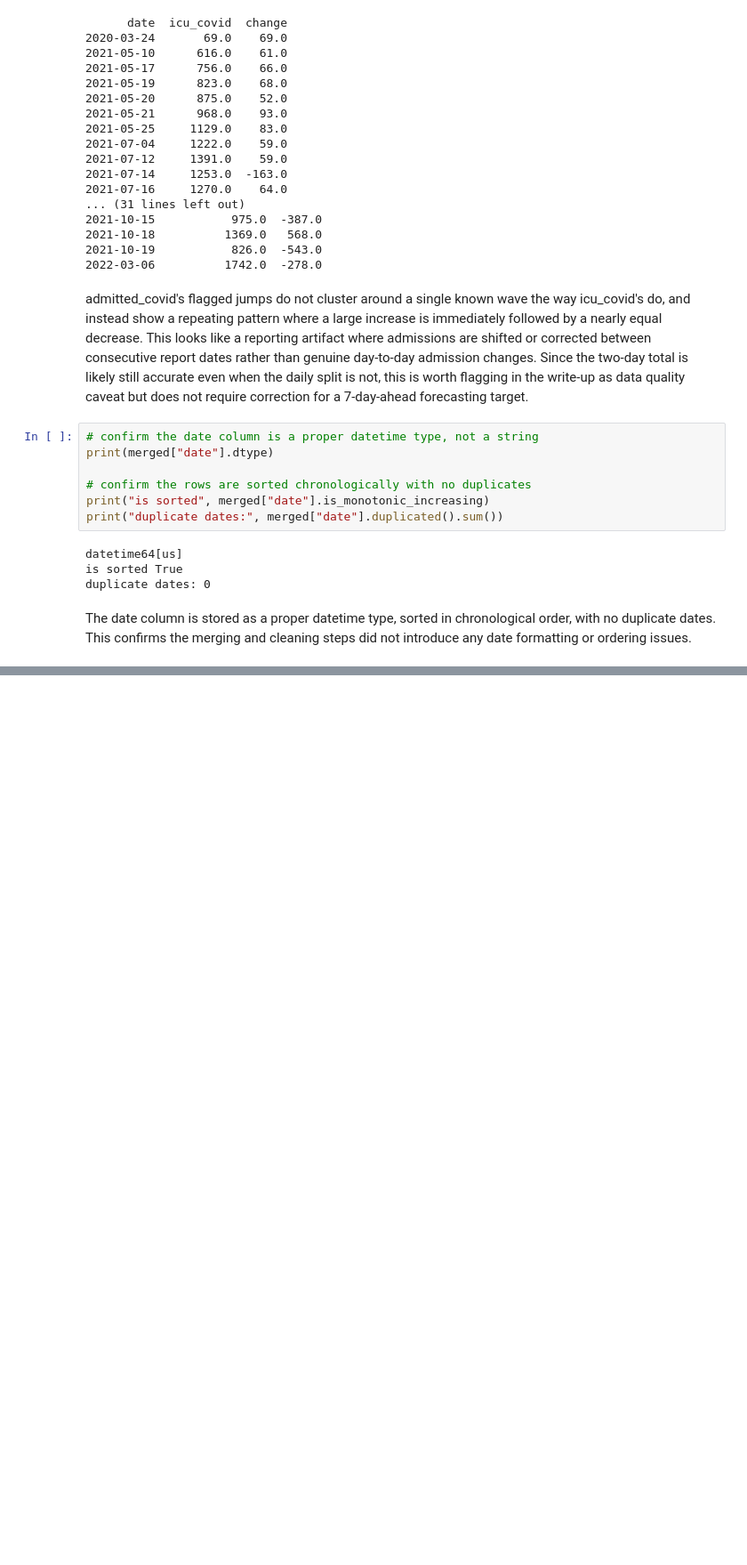
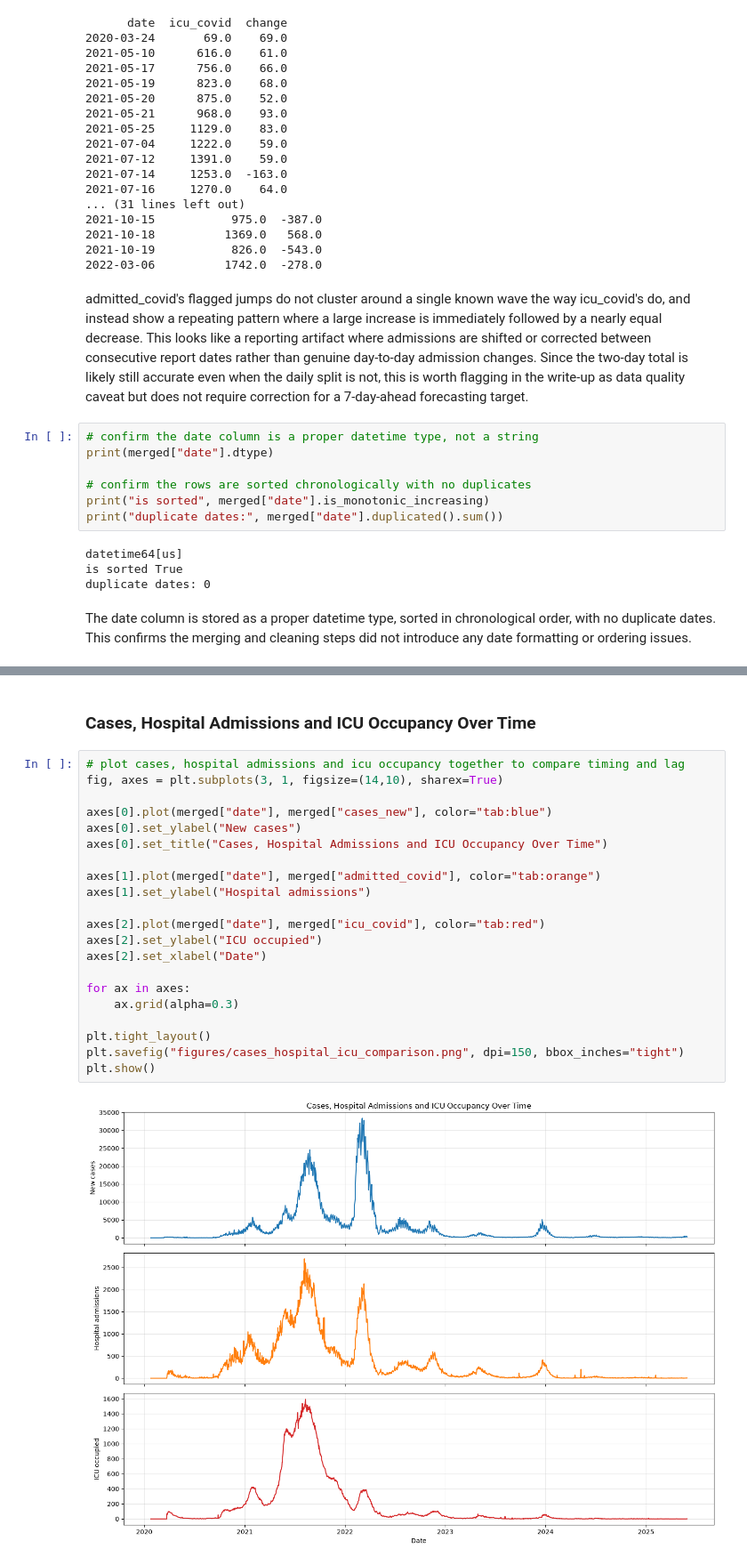
Before and after one commit to peishuen/Malaysia-ICU-Bed-Demand-Forecasting, a Jupyter notebook: analysis.ipynb, the cells around one changed output, grey strips where cells are left out. Shown at 89% size. Saved outputs shown, nothing was run; the diff lists cells and outputs as text; blank space fills up the shorter version.

```diff
--- a/analysis.ipynb
+++ b/analysis.ipynb
@@ -347,0 +368,25 @@ The date column is stored as a proper datetime type, sorted in chronological ord
+# %% [markdown]
+### **Cases, Hospital Admissions and ICU Occupancy Over Time**
+# %%
+# plot cases, hospital admissions and icu occupancy together to compare timing and lag
+fig, axes = plt.subplots(3, 1, figsize=(14,10), sharex=True)
+
+axes[0].plot(merged["date"], merged["cases_new"], color="tab:blue")
+axes[0].set_ylabel("New cases")
+axes[0].set_title("Cases, Hospital Admissions and ICU Occupancy Over Time")
+
+axes[1].plot(merged["date"], merged["admitted_covid"], color="tab:orange")
+axes[1].set_ylabel("Hospital admissions")
+
+axes[2].plot(merged["date"], merged["icu_covid"], color="tab:red")
+axes[2].set_ylabel("ICU occupied")
+axes[2].set_xlabel("Date")
+
+for ax in axes:
+    ax.grid(alpha=0.3)
+
+plt.tight_layout()
+plt.savefig("figures/cases_hospital_icu_comparison.png", dpi=150, bbox_inches="tight")
+plt.show()
+# %% [output]
+[figure, added]
```
Also changed, not shown: parts of 17 cells of this notebook, 4 other files.
